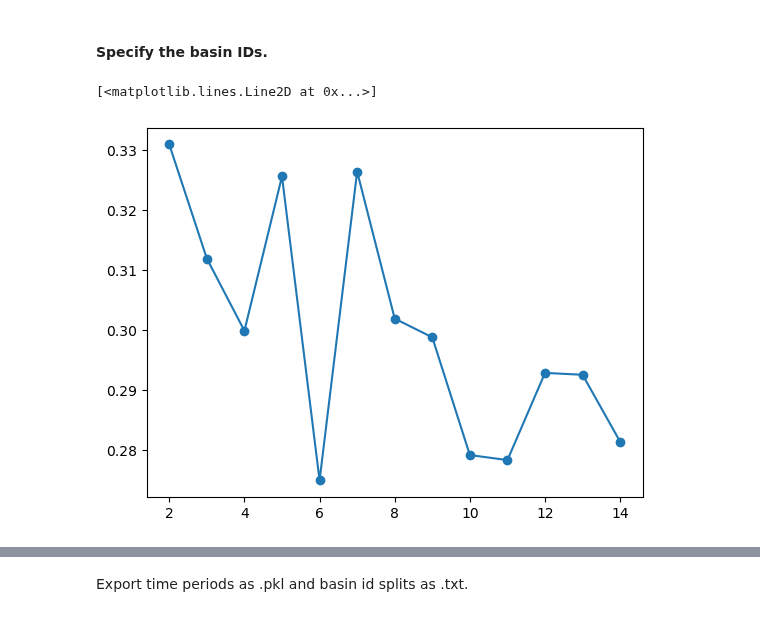
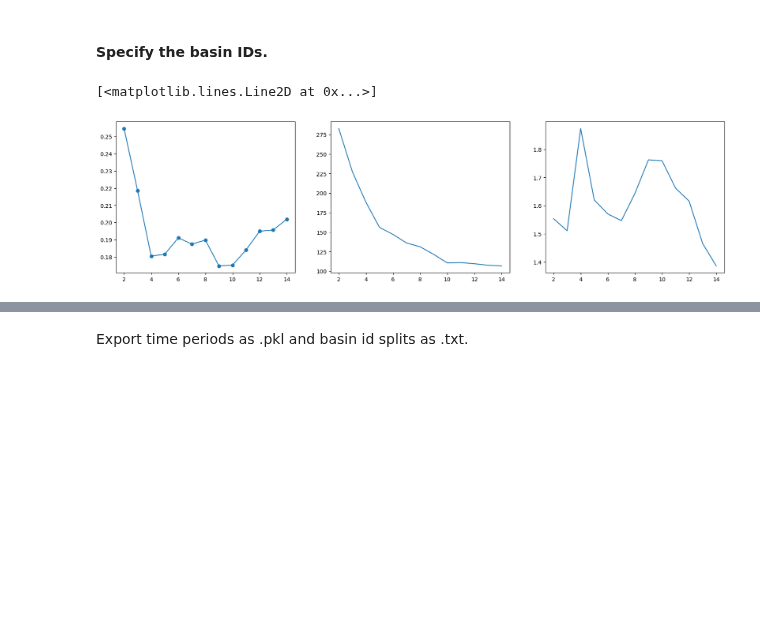
Before and after one commit to tripleUU-U/lamah-ce_lstm, a Jupyter notebook: eda/make_splits.ipynb, the cells around one changed output, grey strips where cells are left out. Cells and saved outputs as stored; diff of their text form; code cells hidden in the pictures; blank space fills up the shorter version.

```diff
--- a/eda/make_splits.ipynb
+++ b/eda/make_splits.ipynb
@@ -95,10 +96,11 @@ print(n_samples)
 # %% [markdown]
 #### Specify the basin IDs.
 # %%
-# Remove NA & non-numeric columns and normalize.
+# Remove NA & non-numeric columns and normalize with z-score for PCA.
 
-scaler = preprocessing.MinMaxScaler()
+scaler = preprocessing.StandardScaler()
 
+# Load attributes and hydrologic indices.
 attributes_shape_path = Path("/home/wuhlmann/BA/data/raw_data/2_LamaH-CE_daily/B_basins_intermediate_all/3_shapefiles/Basins_B.shp")
 hydro_indices_path = Path("/home/wuhlmann/BA/data/raw_data/2_LamaH-CE_daily/D_gauges/1_attributes/Hydro_indices_1981_2017.csv")
 
@@ -114,7 +116,7 @@ scaled_attributes = pd.DataFrame(
     index=numeric_attributes.index
 )
 
-# Also get hydro indices, to cluster basins based on that.
+# hy id are used to validate the clusters, which are based on the catchment attributes.
 hydro_indices = pd.read_table(hydro_indices_path, header=0, sep=";")
 hydro_indices.set_index("ID", inplace=True)
 
@@ -133,18 +135,37 @@ scaled_hy_id = scaled_hy_id.loc[common_ids]
 # %%
 # Apply PCA to minimise cocorrelation.
 
-pca = PCA(n_components=0.8, svd_solver="full")
+pca = PCA(n_components=0.9, svd_solver="full")
 pca_attributes = pca.fit_transform(scaled_attributes)
 pca_hy_id = pca.fit_transform(scaled_hy_id)
 # %%
 s_scores = []
+CH_scores = []
+DB_scores = []
+
+aic_scores = []
+bic_scores = []
 
 for k in range(2,15):
+
+    # Test for k-means.
     labels = KMeans(k,random_state=42).fit_predict(pca_attributes)
     s_scores.append(silhouette_score(pca_attributes,labels))
+    CH_scores.append(calinski_harabasz_score(pca_attributes,labels))
+    DB_scores.append(davies_bouldin_score(pca_attributes, labels))
 
-plt.plot(range(2,15), s_scores, marker="o")
+    # Test for gmm.
+    gmm = GaussianMixture(k, random_state=42)
+    gmm.fit(pca_attributes)
+    aic_scores.append(gmm.aic(pca_attributes))
+    bic_scores.append(gmm.bic(pca_attributes))
+
+fig, axs = plt.subplots(1,3, figsize=(20,5))
+
+axs[0].plot(range(2,15), s_scores, marker="o")
+axs[1].plot(range(2,15), CH_scores)
+axs[2].plot(range(2,15), DB_scores)
 # %% [output]
 [<matplotlib.lines.Line2D at 0x...>]
-[figure, old version]
+[figure, new version]
 # %%
```
Also changed, not shown: parts of 6 cells of this notebook.
